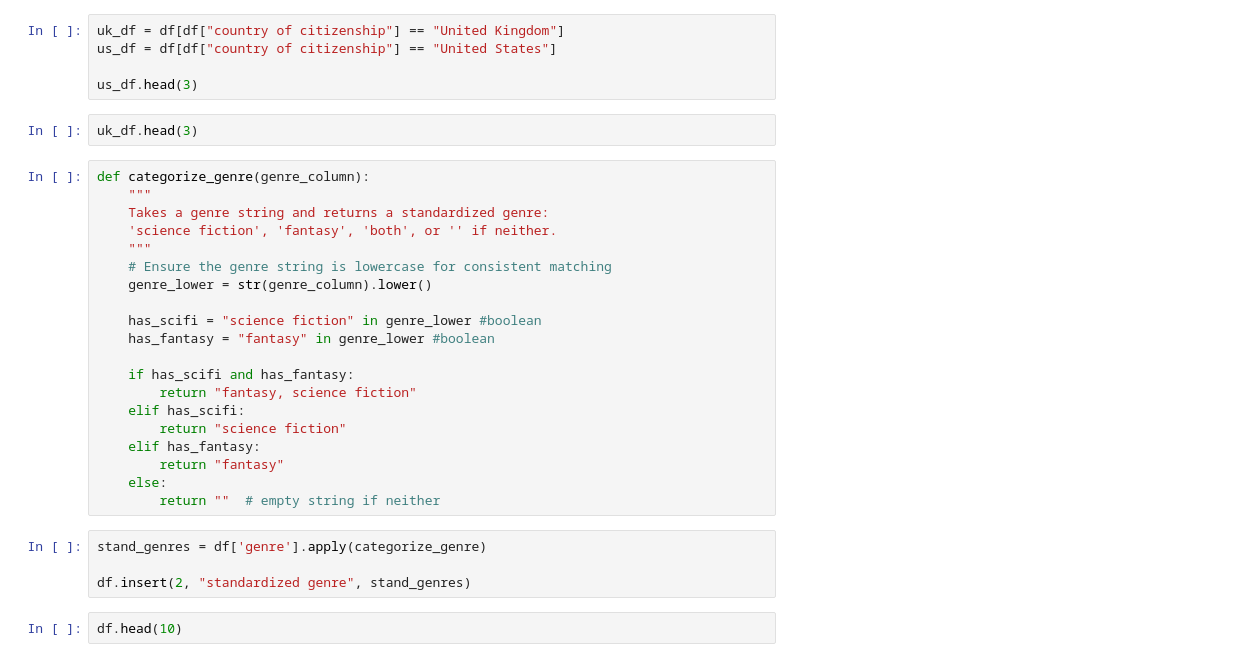
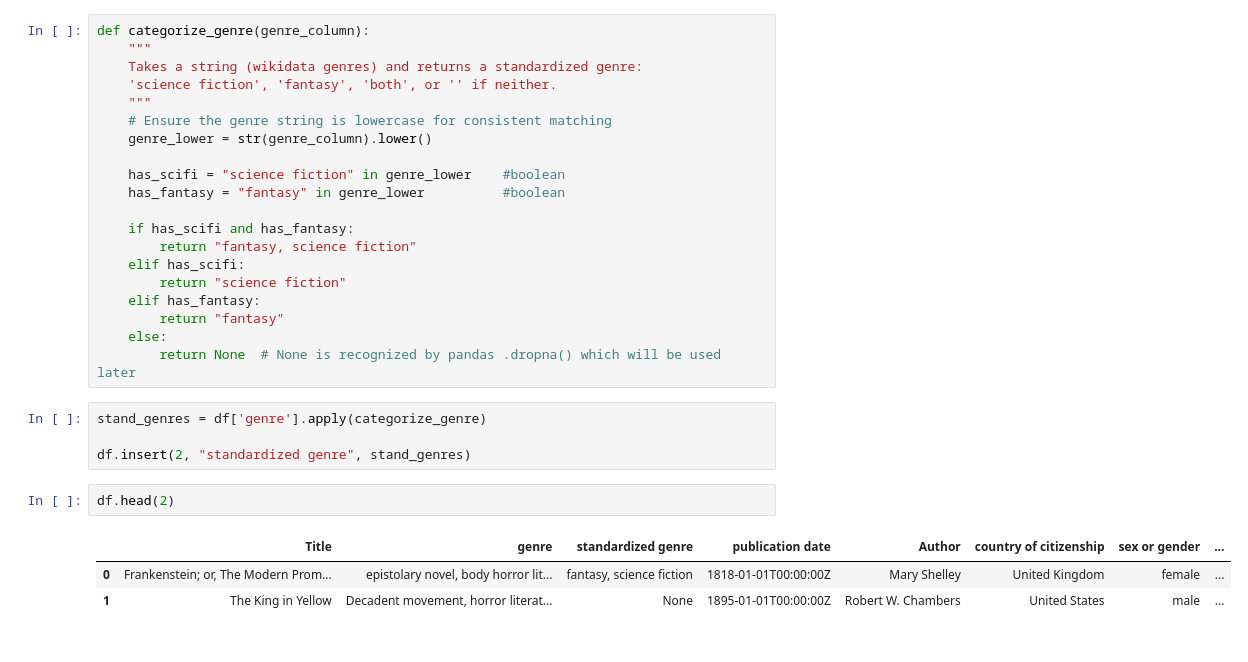
Before and after one commit to Cameron-Meinsma/dh_tools_and_methods_group_project, a Jupyter notebook: data_cleaning_and_corpus_selection.ipynb, the cells around one changed output. Drawn from its saved outputs; the diff is of its cells as text.

```diff
--- a/data_cleaning_and_corpus_selection.ipynb
+++ b/data_cleaning_and_corpus_selection.ipynb
@@ -41,21 +66,14 @@ df.head(10)
-# %%
-uk_df = df[df["country of citizenship"] == "United Kingdom"]
-us_df = df[df["country of citizenship"] == "United States"]
-
-us_df.head(3)
-# %%
-uk_df.head(3)
 # %%
 def categorize_genre(genre_column):
     """
-    Takes a genre string and returns a standardized genre:
+    Takes a string (wikidata genres) and returns a standardized genre:
     'science fiction', 'fantasy', 'both', or '' if neither.
     """
     # Ensure the genre string is lowercase for consistent matching
     genre_lower = str(genre_column).lower()
 
-    has_scifi = "science fiction" in genre_lower #boolean
-    has_fantasy = "fantasy" in genre_lower #boolean
+    has_scifi = "science fiction" in genre_lower    #boolean
+    has_fantasy = "fantasy" in genre_lower          #boolean
 
     if has_scifi and has_fantasy:
         return "fantasy, science fiction"
@@ -64,10 +82,14 @@ def categorize_genre(genre_column):
     elif has_fantasy:
         return "fantasy"
     else:
-        return ""  # empty string if neither
+        return None  # None is recognized by pandas .dropna() which will be used later
 # %%
 stand_genres = df['genre'].apply(categorize_genre)
 
 df.insert(2, "standardized genre", stand_genres)
-# %%
-df.head(10)
+# %%
+df.head(2)
+# %% [output]
+|  | Title | genre | standardized genre | publication date | Author | country of citizenship | sex or gender | ... |
+| 0 | Frankenstein; or, The Modern Prom... | epistolary novel, body horror lit... | fantasy, science fiction | 1818-01-01T00:00:00Z | Mary Shelley | United Kingdom | female | ... |
+| 1 | The King in Yellow | Decadent movement, horror literat... | None | 1895-01-01T00:00:00Z | Robert W. Chambers | United States | male | ... |
```
Also changed, not shown: parts of 26 cells of this notebook, 49 other files.
